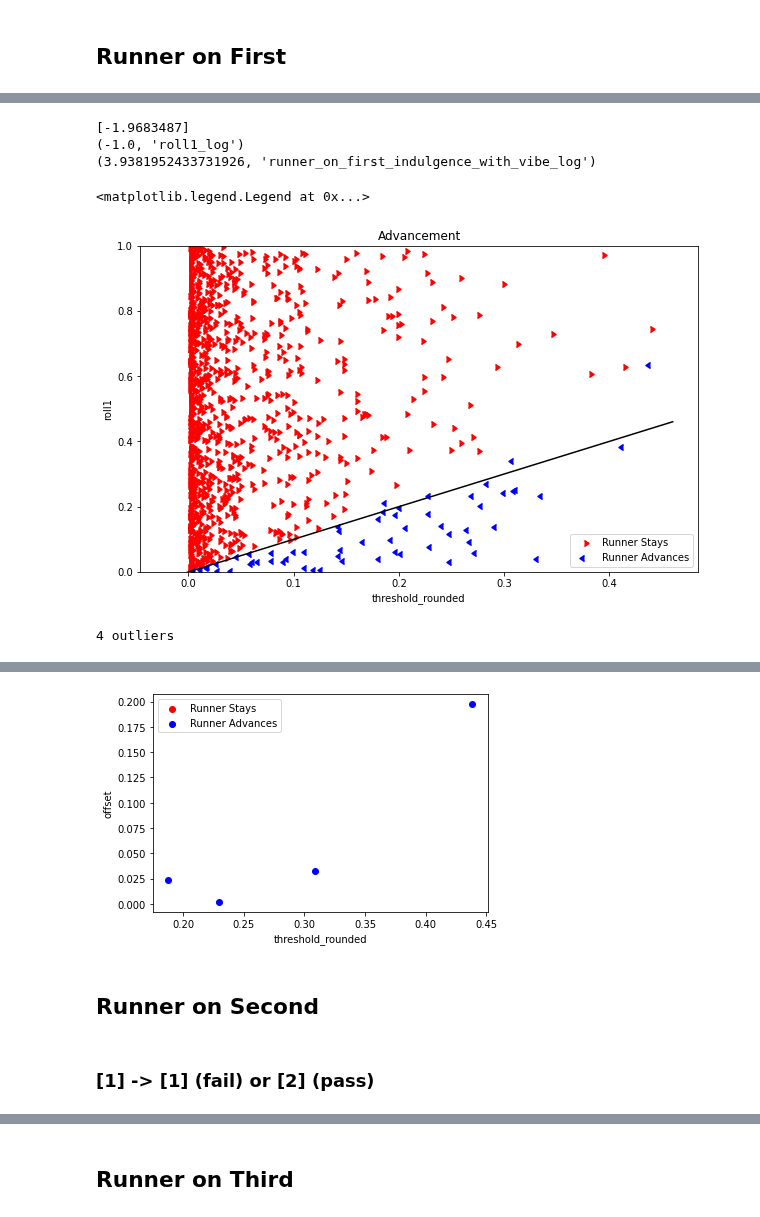
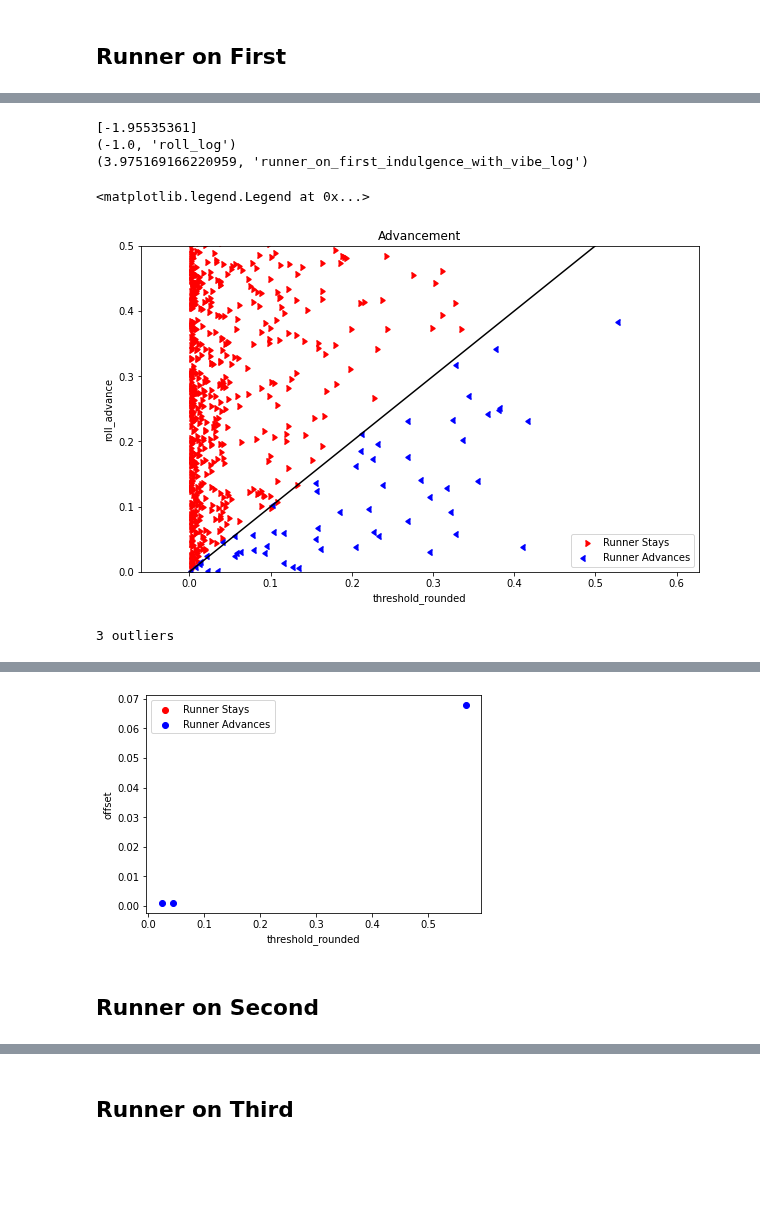
Before and after one commit to xSke/resim, a Jupyter notebook: notebooks/flyouts_master.ipynb, the cells around one changed output, grey strips where cells are left out. Drawn from its saved outputs; the diff is of its cells as text; code cells hidden in the pictures; blank space fills up the shorter version.

Commit message:
Flyout advancement improvements -Combine different scenarios to advance the same base -This gives us more statistics to work with and is more comprehensive

```diff
--- a/notebooks/flyouts_master.ipynb
+++ b/notebooks/flyouts_master.ipynb
@@ -47,6 +65,7 @@ df['batter_inv_patheticism'] = 1-df['batter_patheticism']/df["batter_multiplier"
 df['batter_inv_patheticism_with_vibe'] = df['batter_inv_patheticism'] * (1 + 0.2*df['batter_vibes'])
 df['batter_inv_tragicness'] = 1-df['batter_tragicness']/df["batter_multiplier"]
 df['batter_inv_tragicness_with_vibe'] = df['batter_inv_tragicness'] * (1 + 0.2*df['batter_vibes'])
+df['vibes_mul'] = 1 + 0.2*df['batter_vibes']
 for attr in [
     "batter_buoyancy",
     "batter_divinity",
@@ -308,14 +350,17 @@ sorted(zip(coef_list, X.columns), key=lambda x: abs(x[0]), reverse=True)
 # Make scatter plot
 
 # Manual threshold
-dfc["threshold_rounded"] = 0 + 0.125 * dfc["runner_on_first_indulgence_with_vibe_pow"]
+# dfc["threshold_rounded"] = 0 + 0.125 * dfc["runner_on_first_indulgence_with_vibe_pow"]
+# dfc["threshold_rounded"] = dfc["runner_on_first_indulgence_with_vibe_pow"]/(math.exp(2))
+# dfc["threshold_rounded"] = dfc["runner_on_first_indulgence_with_vibe"]**(3.975169166220959)/(math.exp(1.95535361))
+dfc["threshold_rounded"] = dfc["runner_on_first_indulgence_with_vibe"]**(4)/(math.exp(2))
 # dfc["threshold_rounded"] = 0.50 + 0.35 * dfc["runner_on_second_indulgence_with_vibe"] - 0.10 * (dfc['ballpark_elongation'] - 0.50)
 
 # SVC threshold
 dfc["threshold"] = -intercept_scaled[0]
 print(-intercept_scaled)
 for pair in zip(-np.array(coef_list), X.columns):
-    if pair[1] != "roll1":
+    if pair[1] != "roll_advance":
         print(pair)
         dfc["threshold"] += pair[0] * dfc[pair[1]]
 # dfc["threshold_rounded"] = dfc["threshold_rounded"].clip(lower=0.001)
@@ -324,36 +369,35 @@ x_val = "threshold_rounded"
 fig, ax = plt.subplots(1, figsize=(10, 6), facecolor='white')
 ax.scatter(
     dfc[~dfc["passed"]][x_val],
-    dfc[~dfc["passed"]]["roll1"],
+    dfc[~dfc["passed"]]["roll_advance"],
     color="red",
     label="Runner Stays",
     marker=CARETRIGHTBASE,
 )
 ax.scatter(
     dfc[dfc["passed"]][x_val],
-    dfc[dfc["passed"]]["roll1"],
+    dfc[dfc["passed"]]["roll_advance"],
     color="blue",
     label="Runner Advances",
     marker=CARETLEFTBASE,
 )
 ax.set_xlabel(x_val)
-ax.set_ylabel("roll1")
+ax.set_ylabel("roll_advance")
 ax.set_title("Advancement")
 # ax.set_xlim(0.484, 0.499)
-ax.set_ylim(0, 1)
-
+ax.set_ylim(0, 0.5)
 ax.plot(ax.get_xlim(), ax.get_xlim(), "k")
 
 ax.legend()
 # %% [output]
-[-1.9683487]
-(-1.0, 'roll1_log')
-(3.9381952433731926, 'runner_on_first_indulgence_with_vibe_log')
+[-1.95535361]
+(-1.0, 'roll_log')
+(3.975169166220959, 'runner_on_first_indulgence_with_vibe_log')
 <matplotlib.legend.Legend at 0x...>
-[figure, old version]
+[figure, new version]
 # %%
 # Plot outliers
-dfc["offset"] = dfc["roll1"] - dfc["threshold_rounded"]
+dfc["offset"] = dfc["roll_advance"] - dfc["threshold_rounded"]
 outliers = dfc[(dfc["passed"] & (dfc["offset"] >= 0)) | (~dfc["passed"] & (dfc["offset"] <= 0))]
 print(f"{len(outliers)} outliers")
 
@@ -378,7 +422,8 @@ ax.legend()
 outliers[
     [
         "passed",
-        "roll1",
+        "offset",
+        "roll_advance",
         "threshold_rounded",
         "event_type",
         "inning",
@@ -399,4 +444,4 @@ outliers[
     ]
 ]
 # %% [output]
-4 outliers
+3 outliers
@@ -408,5 +452,3 @@ outliers[
-[figure, old version]
+[figure, new version]
 # %% [markdown]
 ## Runner on Second
-# %% [markdown]
-### [1] -> [1] (fail) or [2] (pass)
```
Also changed, not shown: parts of 58 cells of this notebook.
